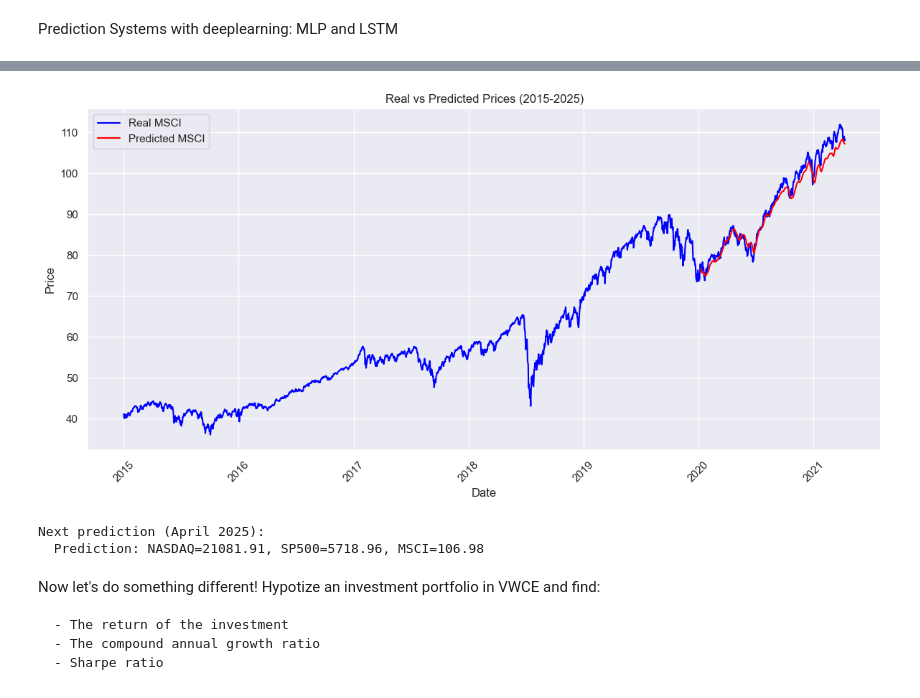
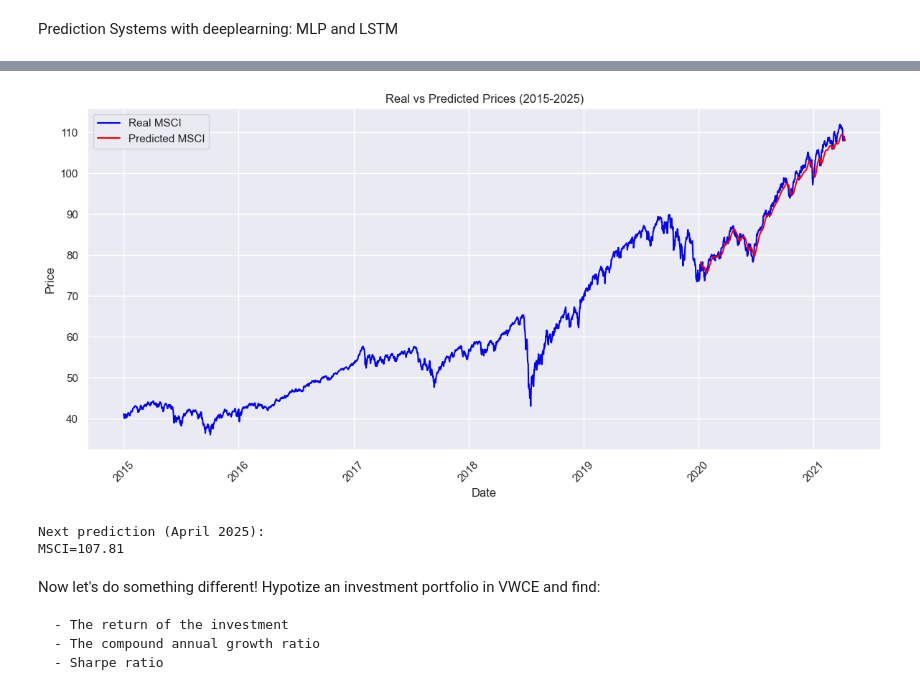
Before and after one commit to ChristianChimi/Financial-Analytics, a Jupyter notebook: Stock-Market-Analytics/Stock_market_Analytics.ipynb, the cells around one changed output, grey strips where cells are left out. Cells and saved outputs as stored; diff of their text form; code cells hidden in the pictures.

```diff
--- a/Stock-Market-Analytics/Stock_market_Analytics.ipynb
+++ b/Stock-Market-Analytics/Stock_market_Analytics.ipynb
@@ -257,7 +257,7 @@ def create_sequence(df, window_size):
         y.append(df[i, :])  # valore futuro
     return np.array(X), np.array(y)
 
-data = df_merged2[['Price_NAS', 'Price_SP500', 'Price_MSCI']].values
+data = df_merged2[['Price_MSCI']].values
 dates = pd.date_range(start="2015-01-01", end="2025-01-01", freq="D")
 
 # Data Normalization
@@ -273,7 +273,7 @@ train_size = int(len(X) * 0.8)  # 80%  training
 X_train, X_test = X[:train_size], X[train_size:]
 y_train, y_test = y[:train_size], y[train_size:]
 
-# Conversione in tensor
+# Conversion to tensor
 X_train = torch.tensor(X_train, dtype=torch.float32)
 y_train = torch.tensor(y_train, dtype=torch.float32)
 X_test = torch.tensor(X_test, dtype=torch.float32)
@@ -291,9 +291,9 @@ class LSTMModel(nn.Module):
         out = self.fc(out[:, -1, :])  # Considera solo l'output dell'ultimo timestep
         return out
 
-input_size = 3  # Prezzi di NASDAQ, SP500, MSCI
-hidden_layer_size = 256
-output_size = 3  # Prezzi futuri per NASDAQ, SP500, MSCI
+input_size = 1  # Prezzi di MSCI
+hidden_layer_size = 128
+output_size = 1  # Prezzi futuri per NASDAQ, SP500, MSCI
 model = LSTMModel(input_size, hidden_layer_size, output_size)
 
 # Loss and optimiziation
@@ -326,17 +326,14 @@ y_test = scaler.inverse_transform(y_test.numpy())
 real_data = np.concatenate((data[:train_size], y_test), axis=0)  # Include i dati reali e i dati reali di test
 predicted_data = np.concatenate((data[:train_size], predictions), axis=0)  # Include i dati reali e le predizioni
 
-# Creazione del grafico
 plt.figure(figsize=(12, 6))
-
-# Real data plot
-plt.plot(dates[:len(real_data)], real_data[:, 2], label='Real MSCI', color='blue')  # Dati reali MSCI
+plt.plot(dates[:len(real_data)], real_data[:], label='Real MSCI', color='blue')  # Dati reali MSCI
 
 # Indici delle date corrispondenti ai dati predetti (dopo il training)
 predicted_dates = dates[train_size:]  # Prendi le date per il periodo di previsione
 
-# Grafico delle previsioni (dal punto in cui termina il training)
-plt.plot(predicted_dates[:len(predicted_data[train_size:, 2])], predicted_data[train_size:, 2],
+# Plotting predictions
+plt.plot(predicted_dates[:len(predicted_data[train_size:])], predicted_data[train_size:],
          label='Predicted MSCI', color='red')  # Predizioni MSCI
 
 # Etichetta e legenda
@@ -360,5 +357,5 @@ future_prediction = scaler.inverse_transform(future_prediction.numpy())
 
 # Prediction
 print("\nNext prediction (April 2025):")
-print(f"  Prediction: NASDAQ={future_prediction[0][0]:.2f}, SP500={future_prediction[0][1]:.2f}, MSCI={future_prediction[0][2]:.2f}")
+print(f"MSCI={future_prediction[0][0]:.2f}")
 # %% [output]
@@ -380,6 +377,6 @@ Epoch 150/150, Loss: 0.0004687529872171581
-[figure, old version]
+[figure, new version]
 Next prediction (April 2025):
-  Prediction: NASDAQ=21081.91, SP500=5718.96, MSCI=106.98
+MSCI=107.81
 # %% [markdown]
 
 Now let's do something different! Hypotize an investment portfolio in VWCE and find:
```
Also changed, not shown: parts of 2 cells of this notebook.
